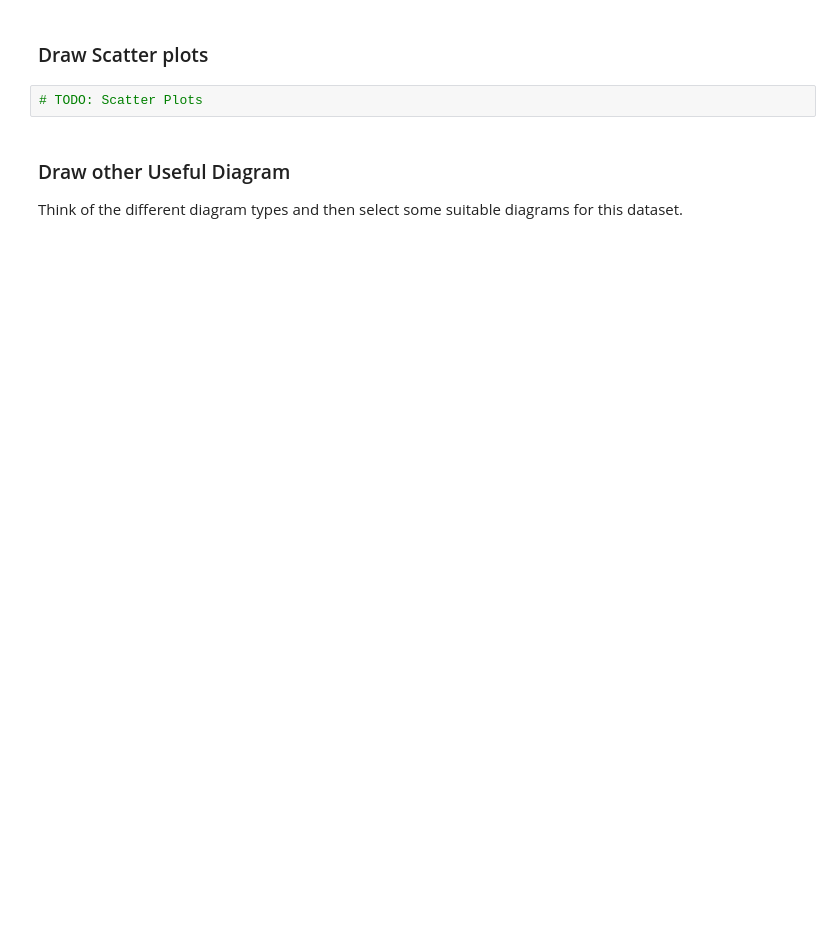
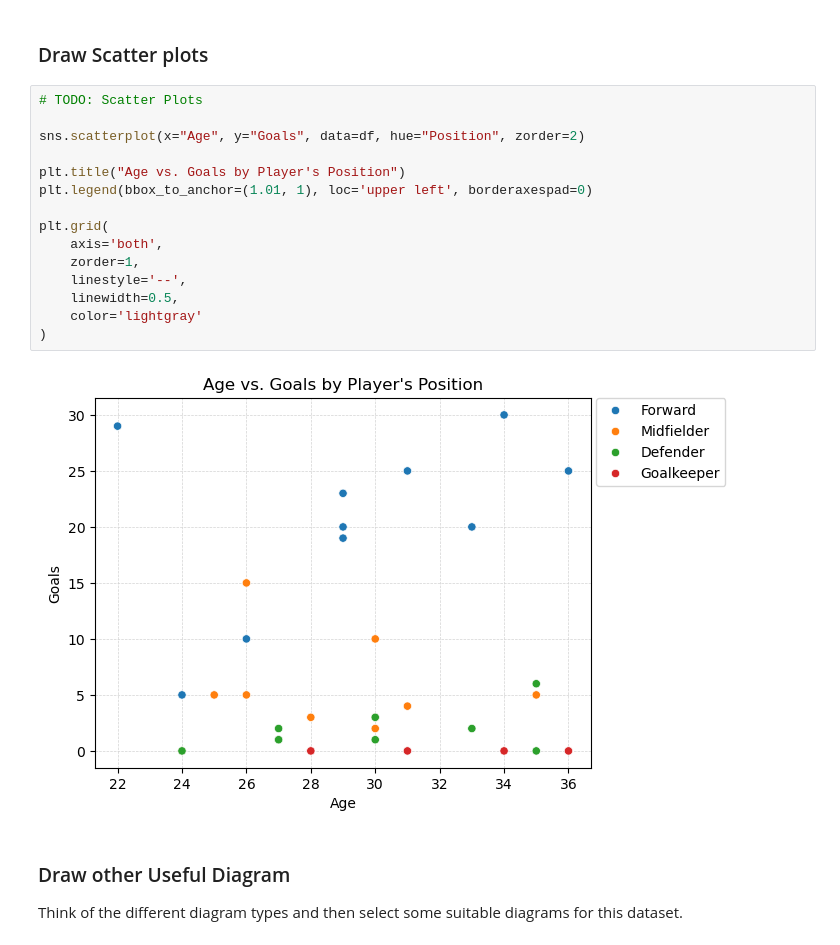
Before and after one commit to jaka-aurora/DA-ML-Basics-assignments-2025, a Jupyter notebook: assignments1/assignment1_players_eda.ipynb, the cells around one changed output. Cells and saved outputs as stored; diff of their text form; blank space fills up the shorter version.

```diff
--- a/assignments1/assignment1_players_eda.ipynb
+++ b/assignments1/assignment1_players_eda.ipynb
@@ -113,6 +230,21 @@ However, select only some columns for the histogram and other plots in the follo
 ### Draw Scatter plots
 # %%
 # TODO: Scatter Plots
+
+sns.scatterplot(x="Age", y="Goals", data=df, hue="Position", zorder=2)
+
+plt.title("Age vs. Goals by Player's Position")
+plt.legend(bbox_to_anchor=(1.01, 1), loc='upper left', borderaxespad=0)
+
+plt.grid(
+    axis='both',
+    zorder=1,
+    linestyle='--',
+    linewidth=0.5,
+    color='lightgray'
+)
+# %% [output]
+[figure, added]
 # %% [markdown]
 ### Draw other Useful Diagram
 
```
Also changed, not shown: parts of 25 cells of this notebook, 2 other files.
